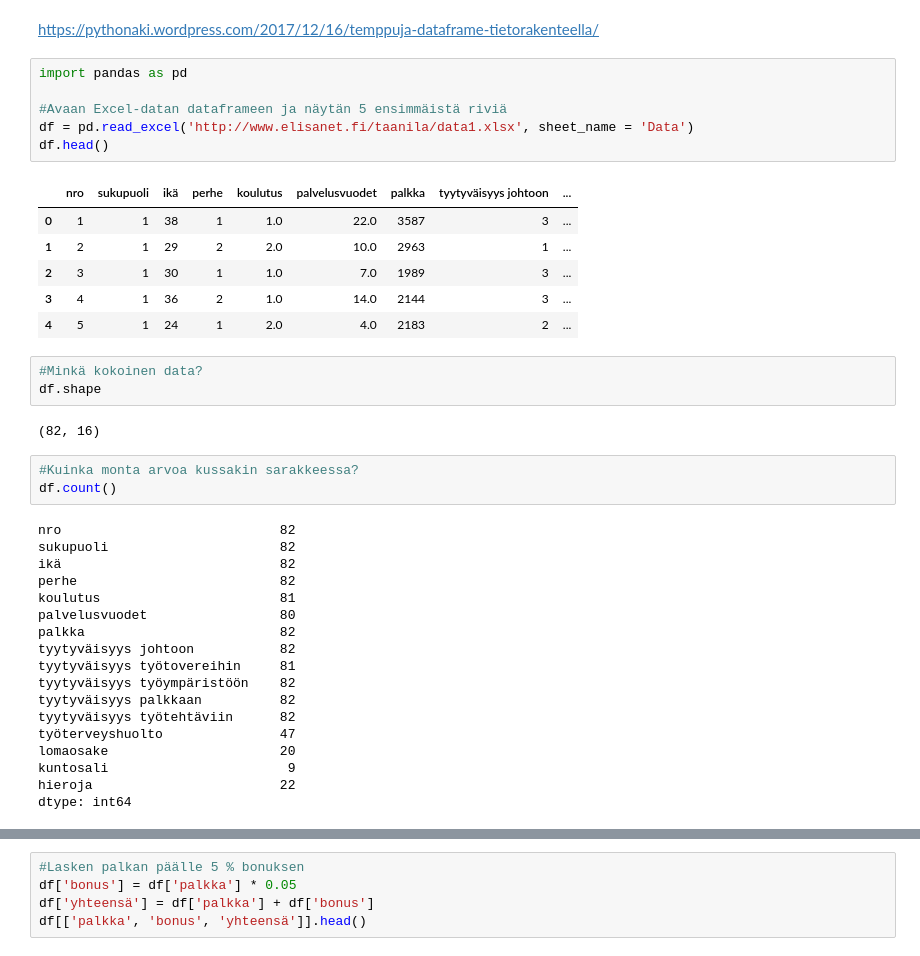
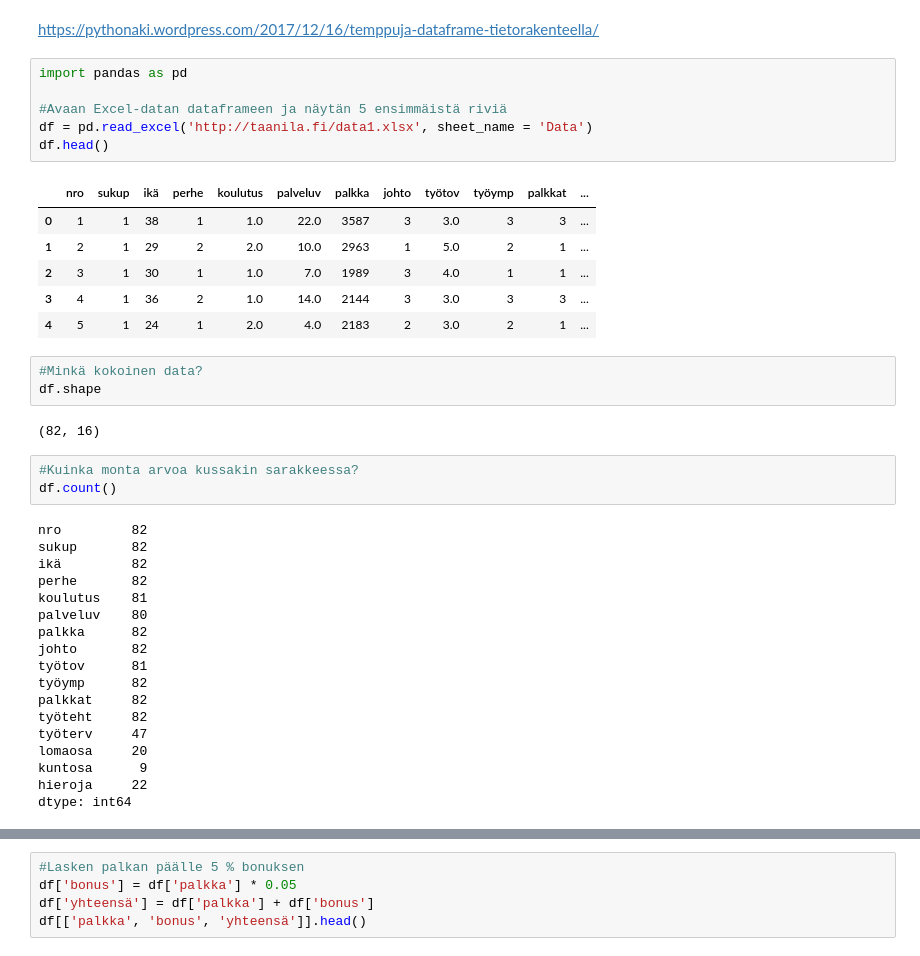
Before and after one commit to taanila/tilastoapu, a Jupyter notebook: df2.ipynb, the cells around one changed output, grey strips where cells are left out. Cells and saved outputs as stored; diff of their text form.

Commit message:
Temppuja dataframe-tietorakenteella

```diff
--- a/df2.ipynb
+++ b/df2.ipynb
@@ -5,16 +5,16 @@ https://pythonaki.wordpress.com/2017/12/16/temppuja-dataframe-tietorakenteella/
 # %%
 import pandas as pd
 
 #Avaan Excel-datan dataframeen ja näytän 5 ensimmäistä riviä
-df = pd.read_excel('http://www.elisanet.fi/taanila/data1.xlsx', sheet_name = 'Data')
+df = pd.read_excel('http://taanila.fi/data1.xlsx', sheet_name = 'Data')
 df.head()
 # %% [output]
-|  | nro | sukupuoli | ikä | perhe | koulutus | palvelusvuodet | palkka | tyytyväisyys johtoon | ... |
-| 0 | 1 | 1 | 38 | 1 | 1.0 | 22.0 | 3587 | 3 | ... |
-| 1 | 2 | 1 | 29 | 2 | 2.0 | 10.0 | 2963 | 1 | ... |
-| 2 | 3 | 1 | 30 | 1 | 1.0 | 7.0 | 1989 | 3 | ... |
-| 3 | 4 | 1 | 36 | 2 | 1.0 | 14.0 | 2144 | 3 | ... |
-| 4 | 5 | 1 | 24 | 1 | 2.0 | 4.0 | 2183 | 2 | ... |
+|  | nro | sukup | ikä | perhe | koulutus | palveluv | palkka | johto | työtov | työymp | palkkat | ... |
+| 0 | 1 | 1 | 38 | 1 | 1.0 | 22.0 | 3587 | 3 | 3.0 | 3 | 3 | ... |
+| 1 | 2 | 1 | 29 | 2 | 2.0 | 10.0 | 2963 | 1 | 5.0 | 2 | 1 | ... |
+| 2 | 3 | 1 | 30 | 1 | 1.0 | 7.0 | 1989 | 3 | 4.0 | 1 | 1 | ... |
+| 3 | 4 | 1 | 36 | 2 | 1.0 | 14.0 | 2144 | 3 | 3.0 | 3 | 3 | ... |
+| 4 | 5 | 1 | 24 | 1 | 2.0 | 4.0 | 2183 | 2 | 3.0 | 2 | 1 | ... |
 # %%
 #Minkä kokoinen data?
 df.shape
@@ -24,22 +24,22 @@ df.shape
 #Kuinka monta arvoa kussakin sarakkeessa?
 df.count()
 # %% [output]
-nro                            82
-sukupuoli                      82
-ikä                            82
-perhe                          82
-koulutus                       81
-palvelusvuodet                 80
-palkka                         82
-tyytyväisyys johtoon           82
-tyytyväisyys työtovereihin     81
-tyytyväisyys työympäristöön    82
-tyytyväisyys palkkaan          82
-tyytyväisyys työtehtäviin      82
-työterveyshuolto               47
-lomaosake                      20
-kuntosali                       9
-hieroja                        22
+nro         82
+sukup       82
+ikä         82
+perhe       82
+koulutus    81
+palveluv    80
+palkka      82
+johto       82
+työtov      81
+työymp      82
+palkkat     82
+työteht     82
+työterv     47
+lomaosa     20
+kuntosa      9
+hieroja     22
 dtype: int64
 # %%
 #Näytän palkan mukaisessa järjestyksessä
```
Also changed, not shown: parts of 6 cells of this notebook.
